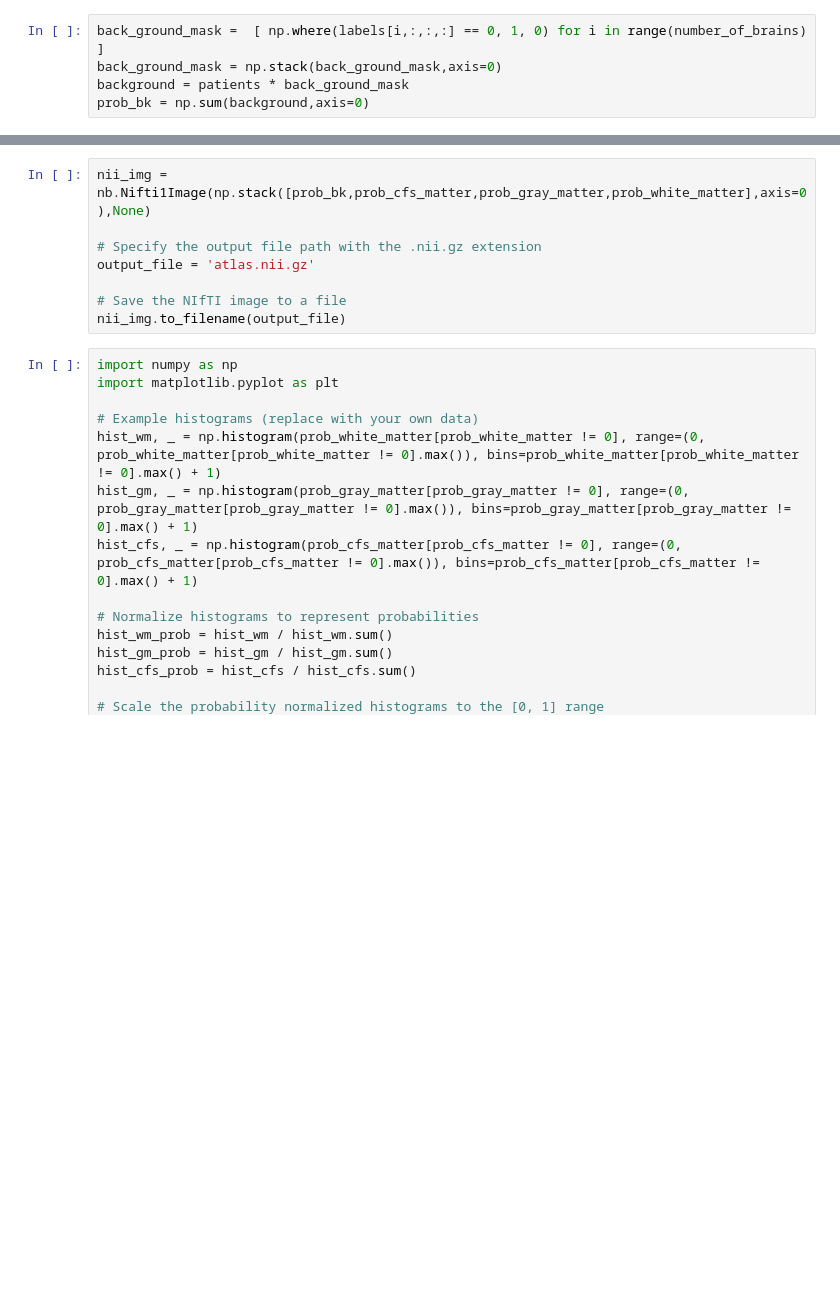
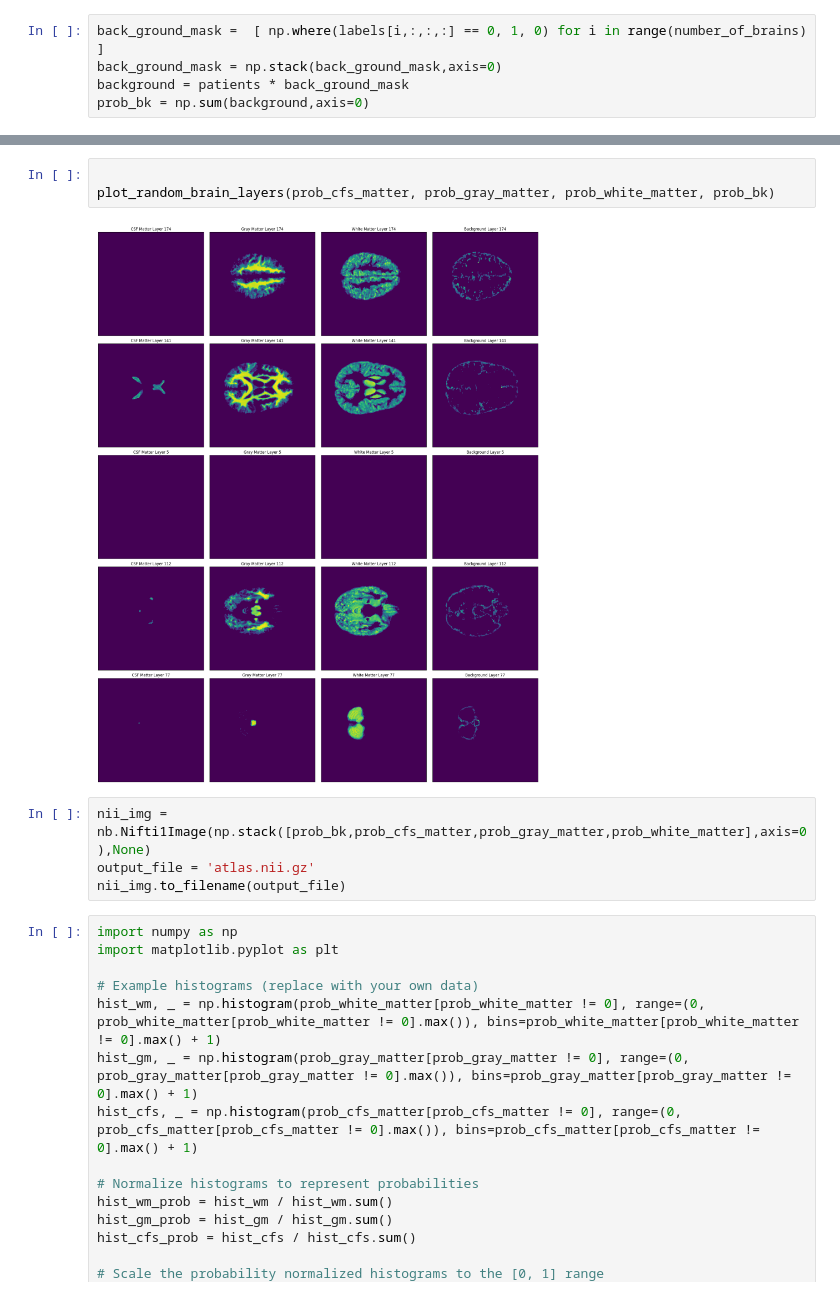
Before and after one commit to EdAlita/Registration, a Jupyter notebook: LABS/regLabPy/LAB2/Lab2.ipynb, the cells around one changed output, grey strips where cells are left out. Cells and saved outputs as stored; diff of their text form; blank space fills up the shorter version.

```diff
--- a/LABS/regLabPy/LAB2/Lab2.ipynb
+++ b/LABS/regLabPy/LAB2/Lab2.ipynb
@@ -124,10 +144,11 @@ plt.show()
+# %%
+
+plot_random_brain_layers(prob_cfs_matter, prob_gray_matter, prob_white_matter, prob_bk)
+# %% [output]
+[figure, added]
 # %%
 nii_img = nb.Nifti1Image(np.stack([prob_bk,prob_cfs_matter,prob_gray_matter,prob_white_matter],axis=0),None)
-
-# Specify the output file path with the .nii.gz extension
 output_file = 'atlas.nii.gz'
-
-# Save the NIfTI image to a file
 nii_img.to_filename(output_file)
 # %%
 import numpy as np
```
Also changed, not shown: parts of 3 cells of this notebook.
